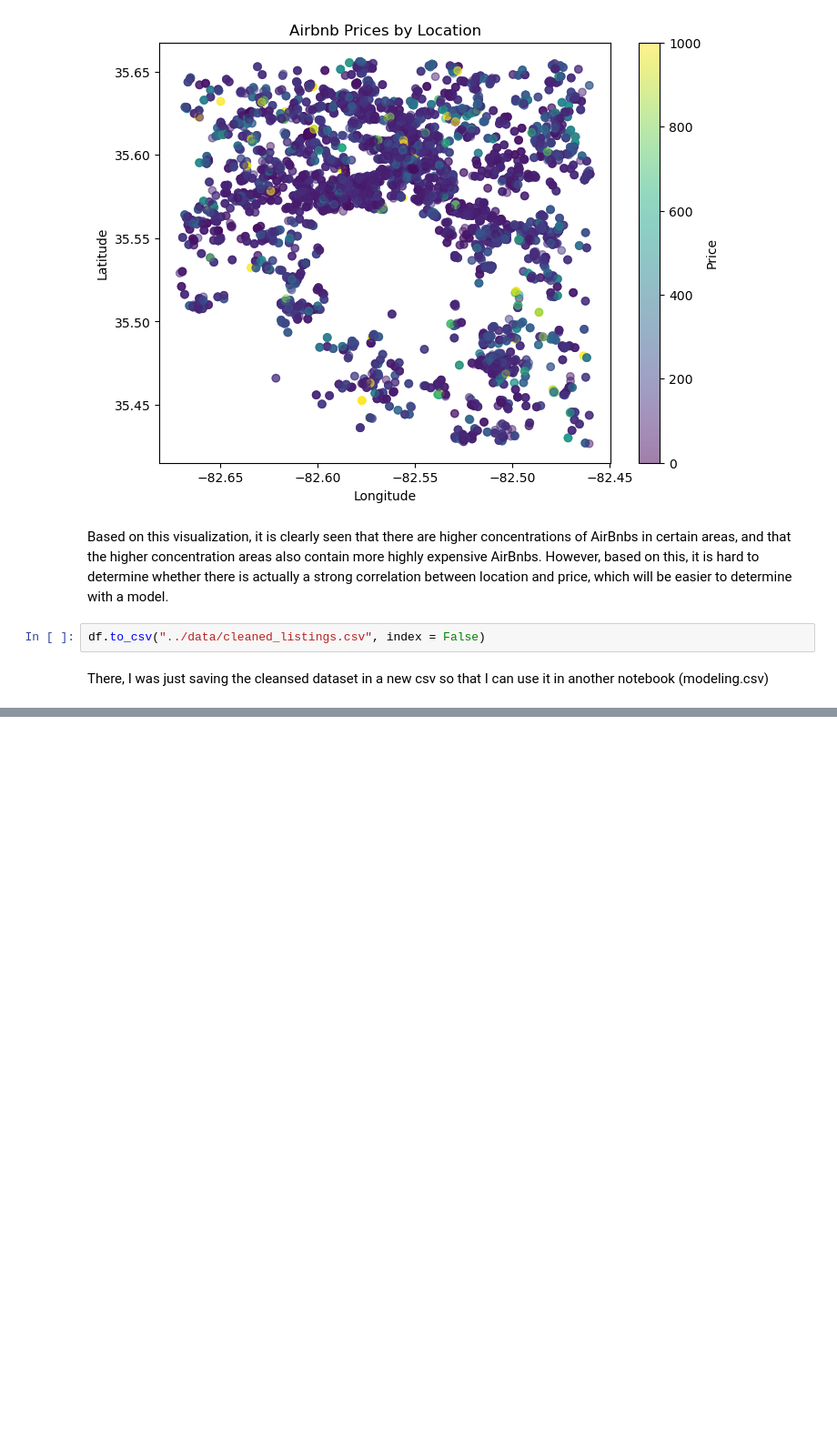
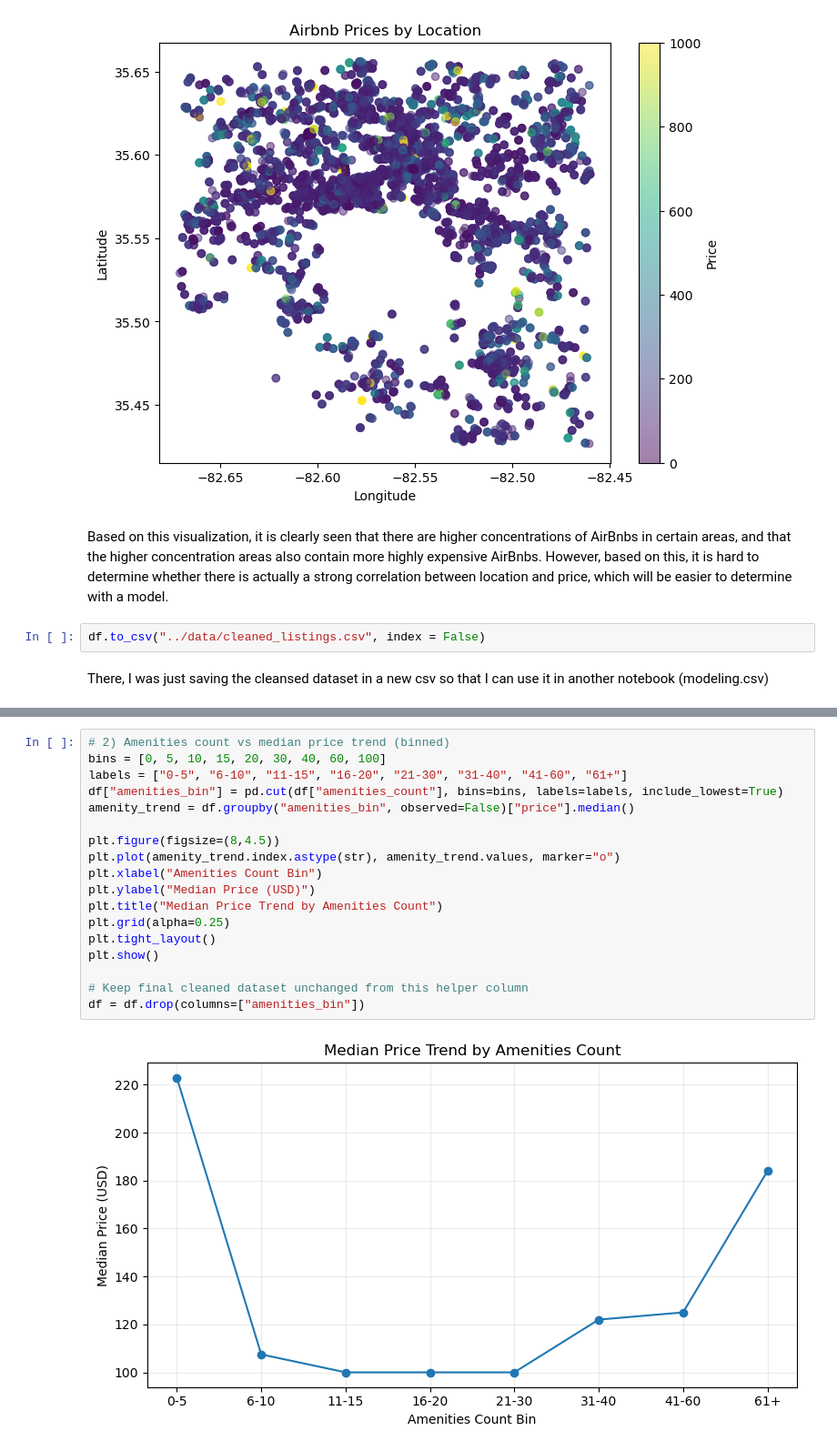
Before and after one commit to nicholaslevine/asheville-tourism, a Jupyter notebook: notebooks/analytics.ipynb, the cells around one changed output, grey strips where cells are left out. Shown at 91% size. Cells and saved outputs as stored; diff of their text form; blank space fills up the shorter version.

```diff
--- a/notebooks/analytics.ipynb
+++ b/notebooks/analytics.ipynb
@@ -306,0 +330,20 @@ There, I was just saving the cleansed dataset in a new csv so that I can use it
+# %%
+# 2) Amenities count vs median price trend (binned)
+bins = [0, 5, 10, 15, 20, 30, 40, 60, 100]
+labels = ["0-5", "6-10", "11-15", "16-20", "21-30", "31-40", "41-60", "61+"]
+df["amenities_bin"] = pd.cut(df["amenities_count"], bins=bins, labels=labels, include_lowest=True)
+amenity_trend = df.groupby("amenities_bin", observed=False)["price"].median()
+
+plt.figure(figsize=(8,4.5))
+plt.plot(amenity_trend.index.astype(str), amenity_trend.values, marker="o")
+plt.xlabel("Amenities Count Bin")
+plt.ylabel("Median Price (USD)")
+plt.title("Median Price Trend by Amenities Count")
+plt.grid(alpha=0.25)
+plt.tight_layout()
+plt.show()
+
+# Keep final cleaned dataset unchanged from this helper column
+df = df.drop(columns=["amenities_bin"])
+# %% [output]
+[figure, added]
```
Also changed, not shown: parts of 3 cells of this notebook, 1 other file.
